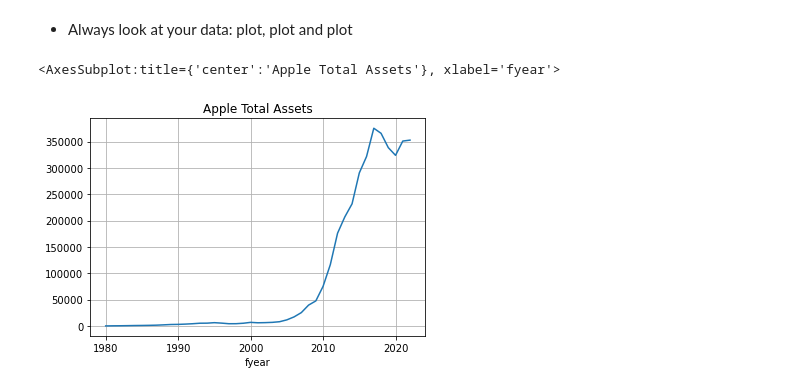
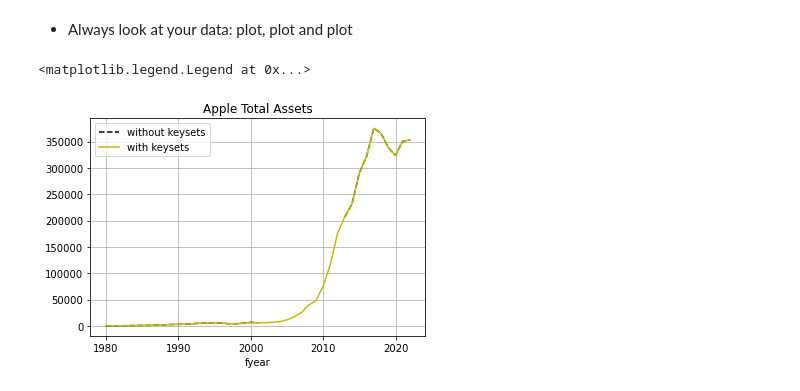
Before and after one commit to kburr97/big_data2023, a Jupyter notebook: lecture_notes/LectureNotes_01_Intro.ipynb, the cells around one changed output. Cells and saved outputs as stored; diff of their text form; code cells hidden in the pictures.

```diff
--- a/lecture_notes/LectureNotes_01_Intro.ipynb
+++ b/lecture_notes/LectureNotes_01_Intro.ipynb
@@ -341,7 +347,9 @@ del(query_apple)
 * Always look at your data: plot, plot and plot
 # %%
 %matplotlib inline
-compa3.set_index('fyear')['at'].plot(title='Apple Total Assets', grid=True)
+compa2.set_index('fyear')['at'].plot(title='Apple Total Assets',label='without keysets',linestyle='--',color = 'k', grid=True)
+compa3.set_index('fyear')['at'].plot(title='Apple Total Assets',label='with keysets', color = 'y',grid=True)
+plt.legend()
 # %% [output]
-<AxesSubplot:title={'center':'Apple Total Assets'}, xlabel='fyear'>
+<matplotlib.legend.Legend at 0x...>
-[figure, old version]
+[figure, new version]
```
Also changed, not shown: parts of 4 cells of this notebook, 2 other files.
